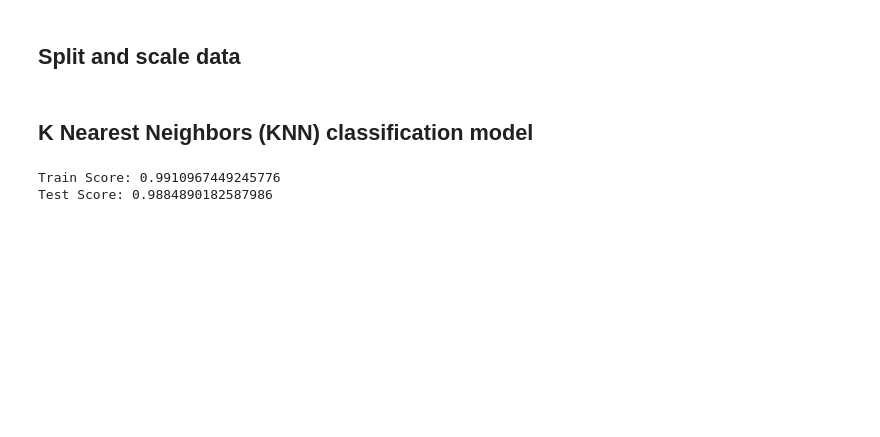
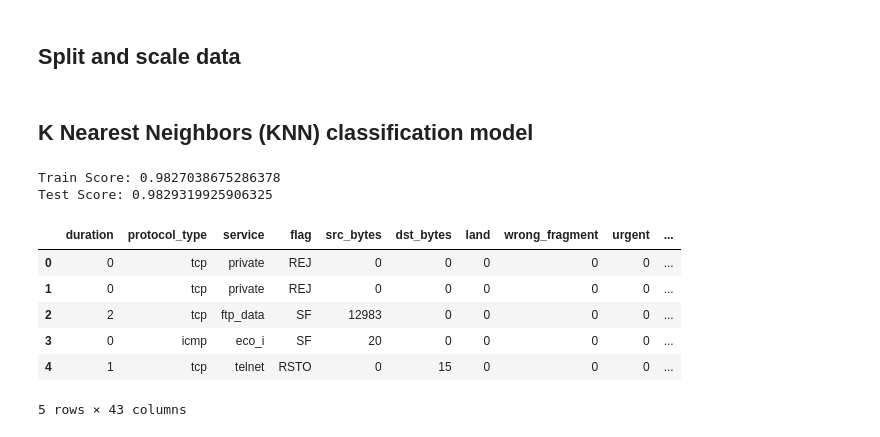
Before and after one commit to Joker666/IDS, a Jupyter notebook: main.ipynb, the cells around one changed output. Saved outputs shown, nothing was run; the diff lists cells and outputs as text; code cells hidden in the pictures; blank space fills up the shorter version.

```diff
--- a/main.ipynb
+++ b/main.ipynb
@@ -151,8 +152,10 @@ import itertools
 rfe = RFE(rfc, n_features_to_select=10)
 rfe = rfe.fit(train_x, train_y)
 
-feature_map = [(i, v) for i, v in itertools.zip_longest(rfe.get_support(), train_x.columns)]
-selected_features = [v for i, v in feature_map if i==True]
+feature_map = [
+    (i, v) for i, v in itertools.zip_longest(rfe.get_support(), train_x.columns)
+]
+selected_features = [v for i, v in feature_map if i]
 
 selected_features
 # %% [output]
@@ -169,21 +172,13 @@ selected_features
 # %% [markdown]
 ## Split and scale data
 # %%
-scale = StandardScaler()
-train_x = scale.fit_transform(train_x)
-test_df = scale.fit_transform(test_df)
-
-x_train, x_test, y_train, y_test = train_test_split(train_x, train_y, train_size=0.70, random_state=2)
+train_x = train_x[selected_features]
+x_train, x_test, y_train, y_test = train_test_split(
+    train_x, train_y, train_size=0.70, random_state=2
+)
 # %% [markdown]
 ## K Nearest Neighbors (KNN) classification model
 # %%
-def objective(trial):
-    n_neighbors = trial.suggest_int('KNN_n_neighbors', 2, 16, log=False)
-    classifier_obj = KNeighborsClassifier(n_neighbors=n_neighbors)
-    classifier_obj.fit(x_train, y_train)
-    accuracy = classifier_obj.score(x_test, y_test)
-    return accuracy
-
 KNN_model = KNeighborsClassifier(n_neighbors=13)
 KNN_model.fit(x_train, y_train)
 
@@ -192,5 +187,29 @@ KNN_train, KNN_test = KNN_model.score(x_train, y_train), KNN_model.score(x_test,
 print(f"Train Score: {KNN_train}")
 print(f"Test Score: {KNN_test}")
 # %% [output]
-Train Score: 0.9910967449245776
-Test Score: 0.9884890182587986
+Train Score: 0.9827038675286378
+Test Score: 0.9829319925906325
+# %%
+# Predict the 'class' label for the test_df dataframe
+test_df = test_df[selected_features]
+test_predictions_knn = KNN_model.predict(test_df)
+probabilities = KNN_model.predict_proba(test_df)
+
+# Add the predictions to the test_df dataframe
+test_df_1 = pd.read_csv("./Test_data.csv")
+
+test_df_1["predicted_class"] = [
+    "Normal" if p == 0 else "Anomaly" for p in test_predictions_knn
+]
+test_df_1["prediction_confidence"] = [max(prob) for prob in probabilities]
+
+# Display the first few rows of the updated test_df dataframe
+test_df_1.head()
+# %% [output]
+|  | duration | protocol_type | service | flag | src_bytes | dst_bytes | land | wrong_fragment | urgent | ... |
+| 0 | 0 | tcp | private | REJ | 0 | 0 | 0 | 0 | 0 | ... |
+| 1 | 0 | tcp | private | REJ | 0 | 0 | 0 | 0 | 0 | ... |
+| 2 | 2 | tcp | ftp_data | SF | 12983 | 0 | 0 | 0 | 0 | ... |
+| 3 | 0 | icmp | eco_i | SF | 20 | 0 | 0 | 0 | 0 | ... |
+| 4 | 1 | tcp | telnet | RSTO | 0 | 15 | 0 | 0 | 0 | ... |
+5 rows × 43 columns
```
Also changed, not shown: parts of 8 cells of this notebook, 3 other files.
